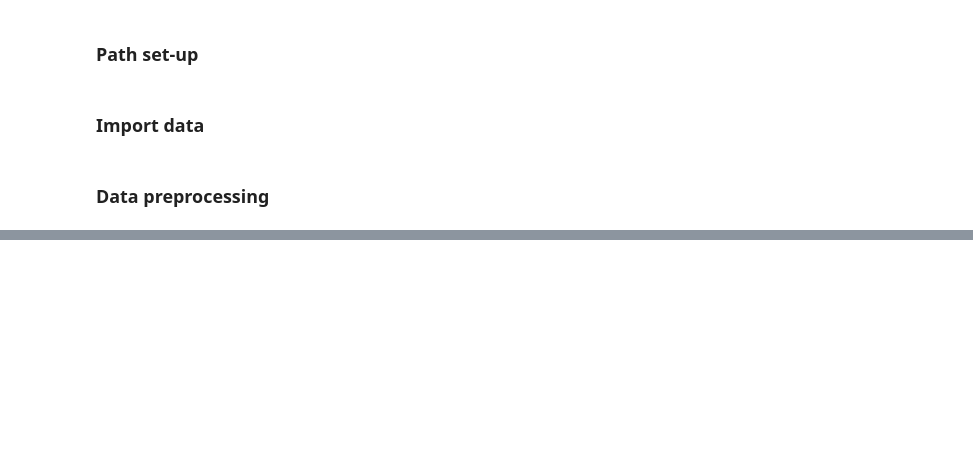
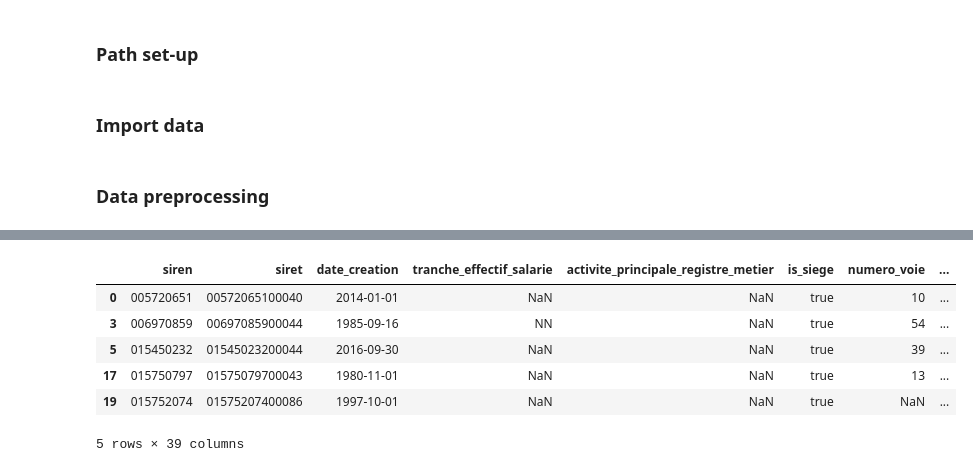
Before and after one commit to annuaire-entreprises-data-gouv-fr/search-api, a Jupyter notebook: airflow/dags/dag_datalake_sirene/process-data-before-indexation.ipynb, the cells around one changed output, grey strips where cells are left out. Saved outputs shown, nothing was run; the diff lists cells and outputs as text; code cells hidden in the pictures; blank space fills up the shorter version.

```diff
--- a/airflow/dags/dag_datalake_sirene/process-data-before-indexation.ipynb
+++ b/airflow/dags/dag_datalake_sirene/process-data-before-indexation.ipynb
@@ -221,6 +258,7 @@ for geo_file in geo_files:
     df_inter = pd.merge(df_geo,df_unite_legale,on='siren',how='left')
     df_inter2 = df_inter[df_inter['is_siege'] == 'true']
     df_inter2['concat_nom_adr_siren'] = df_inter2['nom_complet'] + ' ' + df_inter2['geo_adresse'] + ' ' + df_inter2['siren']
-    df_inter2['concat_enseigne_adresse'] = df_inter2.apply(lambda x: x.liste_enseigne.union(x.liste_adresse), axis=1)
+    # df_inter2['concat_enseigne_adresse'] = df_inter2.apply(lambda x: set.union(x.liste_enseigne, x.liste_adresse), axis=1)
+    df_inter2['concat_enseigne_adresse'] = df_inter2['liste_enseigne'] + df_inter2['liste_adresse']
     df_inter.to_csv(OUTPUT_DATA_FOLDER+'siret_'+geo_file.replace(DATA_DIR+'geo_siret_',''), index=False)
     df_inter2.to_csv(OUTPUT_DATA_FOLDER+ELASTIC_INDEX+'_'+geo_file.replace(DATA_DIR+'geo_siret_',''), index=False)
@@ -226,0 +310,10 @@ for geo_file in geo_files:
+# %%
+df_inter2.head(5)
+# %% [output]
+|  | siren | siret | date_creation | tranche_effectif_salarie | activite_principale_registre_metier | is_siege | numero_voie | ... |
+| 0 | 005720651 | 00572065100040 | 2014-01-01 | NaN | NaN | true | 10 | ... |
+| 3 | 006970859 | 00697085900044 | 1985-09-16 | NN | NaN | true | 54 | ... |
+| 5 | 015450232 | 01545023200044 | 2016-09-30 | NaN | NaN | true | 39 | ... |
+| 17 | 015750797 | 01575079700043 | 1980-11-01 | NaN | NaN | true | 13 | ... |
+| 19 | 015752074 | 01575207400086 | 1997-10-01 | NaN | NaN | true | NaN | ... |
+5 rows × 39 columns
```
Also changed, not shown: parts of 9 cells of this notebook.
